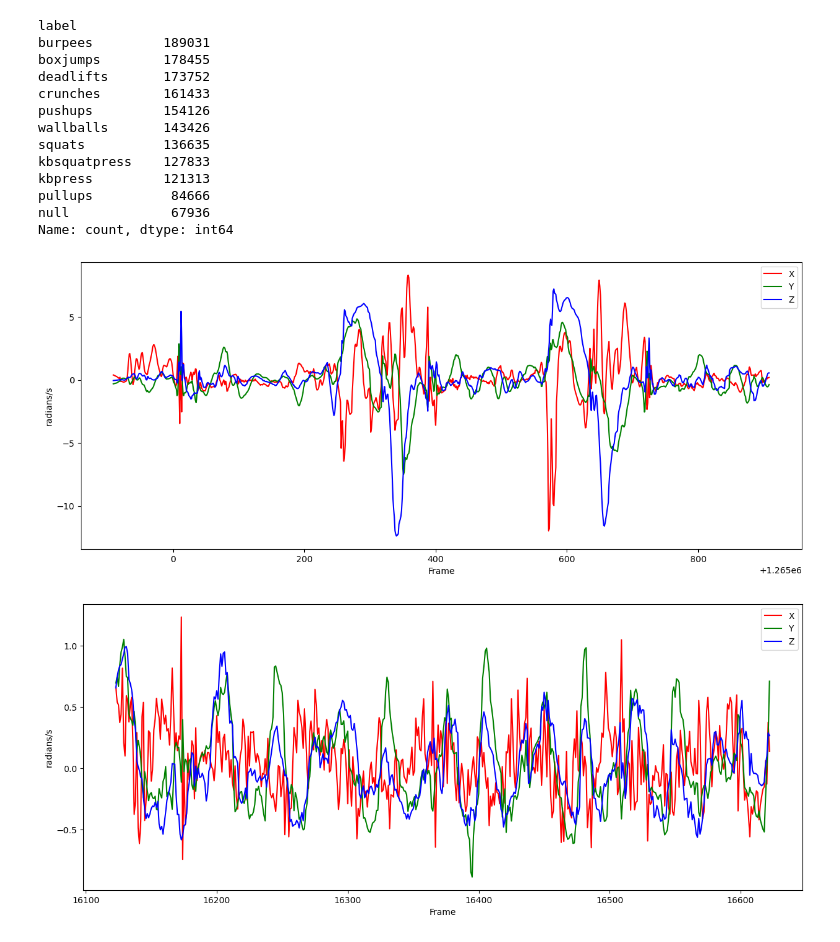
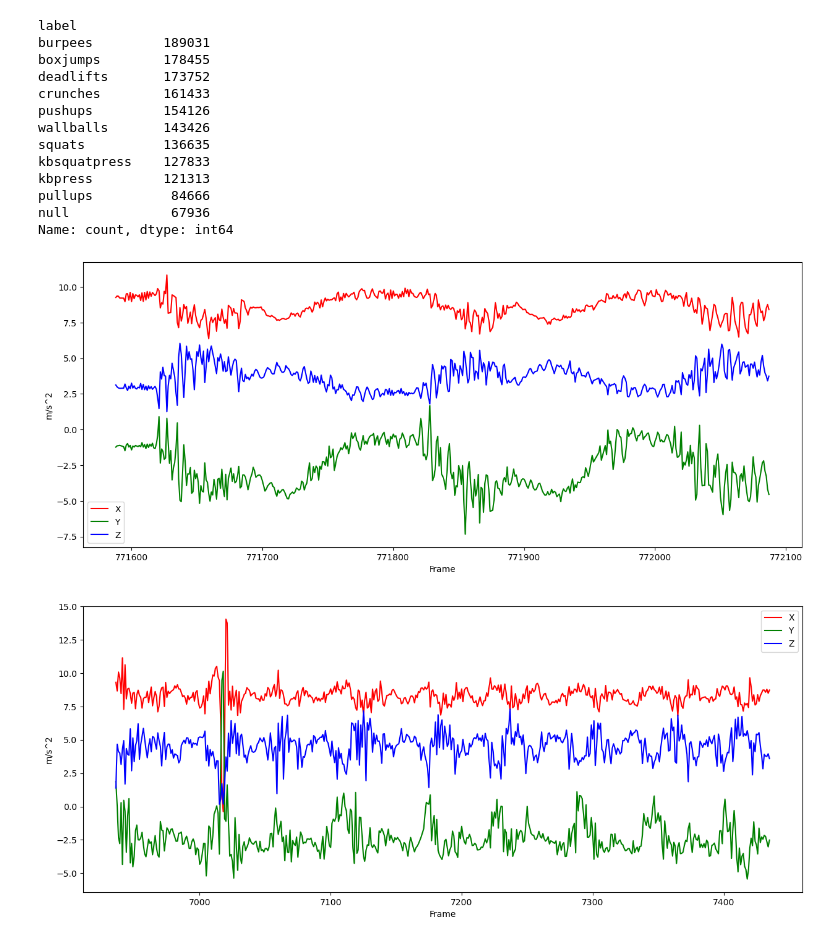
Before and after one commit to Djai284/smartwatch-activity-recognition, a Jupyter notebook: testing.ipynb, the cells around one changed output. Saved outputs shown, nothing was run; the diff lists cells and outputs as text; code cells hidden in the pictures.

```diff
--- a/testing.ipynb
+++ b/testing.ipynb
@@ -361,10 +361,10 @@ def plot_sensor_label(data, data_type,label, title='', filepath=None, size=(15,
         fig.savefig(filepath, bbox_inches='tight')
     plt.show()
 # %%
-plot_sensor_label(df, 'gyr', 'burpees', seconds = 10)
+plot_sensor_label(df, 'acc', 'pushups', seconds = 5)
 # %% [output]
-[figure, old version]
+[figure, new version]
 # %%
-plot_sensor_label(signal_df, 'gyr', 'dumbbell_shoulder_press', seconds = 5)
+plot_sensor_label(signal_df, 'acc', 'pushups', seconds = 5)
 # %% [output]
-[figure, old version]
+[figure, new version]
```
Also changed, not shown: 1 other file.
